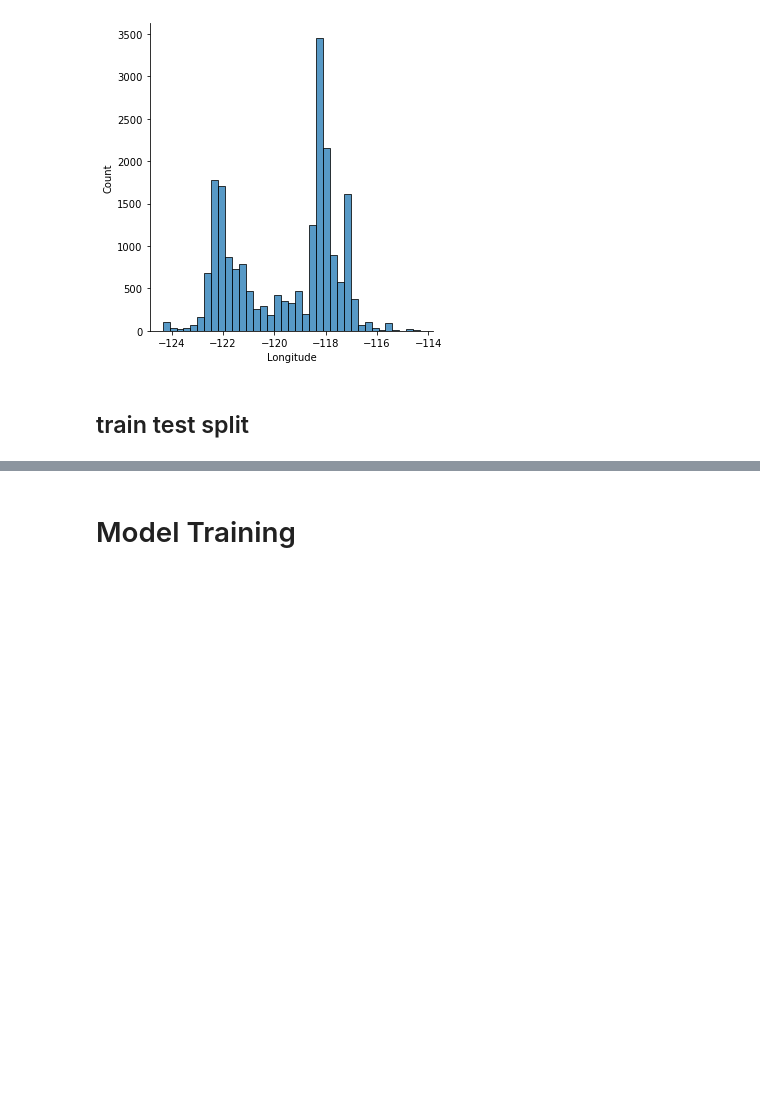
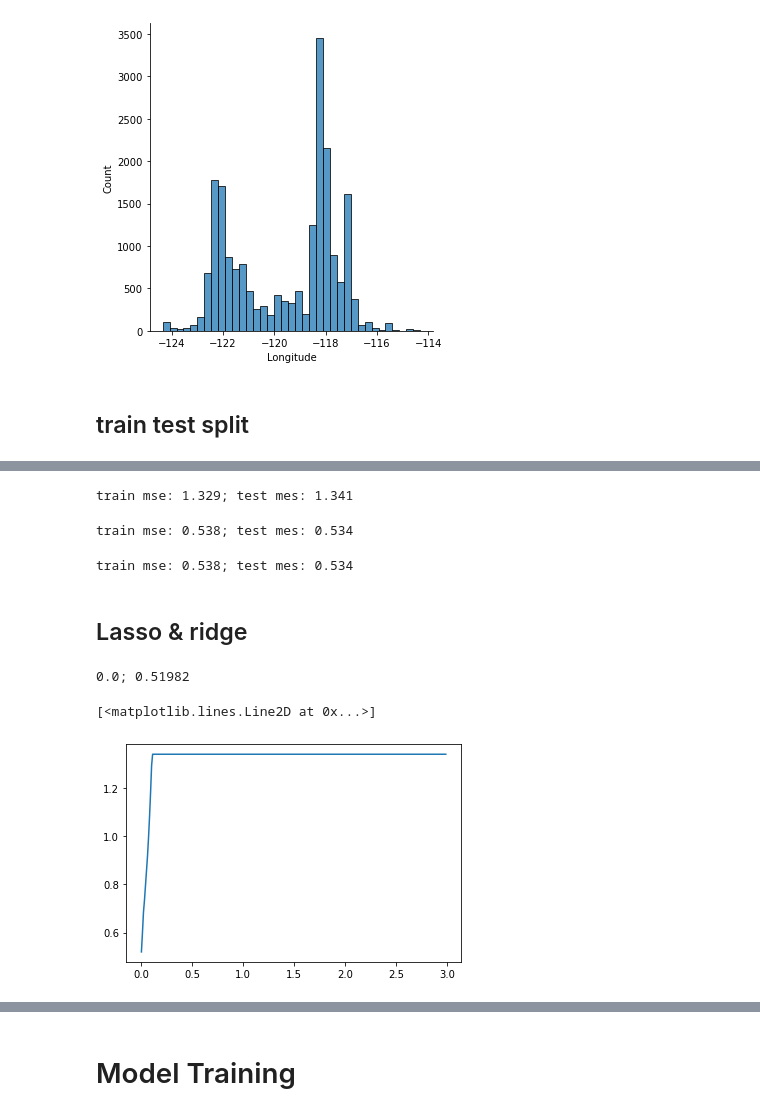
Before and after one commit to xiaoye-hua/MachineLearning_DataScience, a Jupyter notebook: notebooks/assignment_regression.ipynb, the cells around one changed output, grey strips where cells are left out. Saved outputs shown, nothing was run; the diff lists cells and outputs as text; code cells hidden in the pictures; blank space fills up the shorter version.

Commit message:
linear model experiment

```diff
--- a/notebooks/assignment_regression.ipynb
+++ b/notebooks/assignment_regression.ipynb
@@ -124,4 +126,4 @@ for col in continuous_cols:
 # %% [markdown]
 ## train test split
 # %%
-train_X, test_X, train_y, test_y = train_test_split(X, y)
+train_X, test_X, train_y, test_y = train_test_split(X, y, test_size=0.2)
@@ -127,0 +241,33 @@ train_X, test_X, train_y, test_y = train_test_split(X, y)
+# %%
+experiment(mms=False, standard=True, model_type='lasso')
+# %% [output]
+train mse: 1.329; test mes: 1.341
+# %%
+experiment(pca=True)
+# %% [output]
+train mse: 0.538; test mes: 0.534
+# %%
+experiment(pca=True, mms=True)
+# %% [output]
+train mse: 0.538; test mes: 0.534
+# %% [markdown]
+## Lasso & ridge
+# %%
+candidates = [0.01*i for i in range(300)]
+best_cof = None
+current_mse = float('inf')
+mse_lst = []
+for cof in candidates:
+    mse = experiment(cof=cof, mms=True, model_type='lasso', show_res=False)
+    mse_lst.append(mse)
+    if mse< current_mse:
+        current_mse = mse
+        best_cof = cof
+print(f"{best_cof}; {current_mse}")
+# %% [output]
+0.0; 0.51982
+# %%
+plt.plot(candidates, mse_lst)
+# %% [output]
+[<matplotlib.lines.Line2D at 0x...>]
+[figure, added]
```
Also changed, not shown: parts of 24 cells of this notebook, 4 other files.
